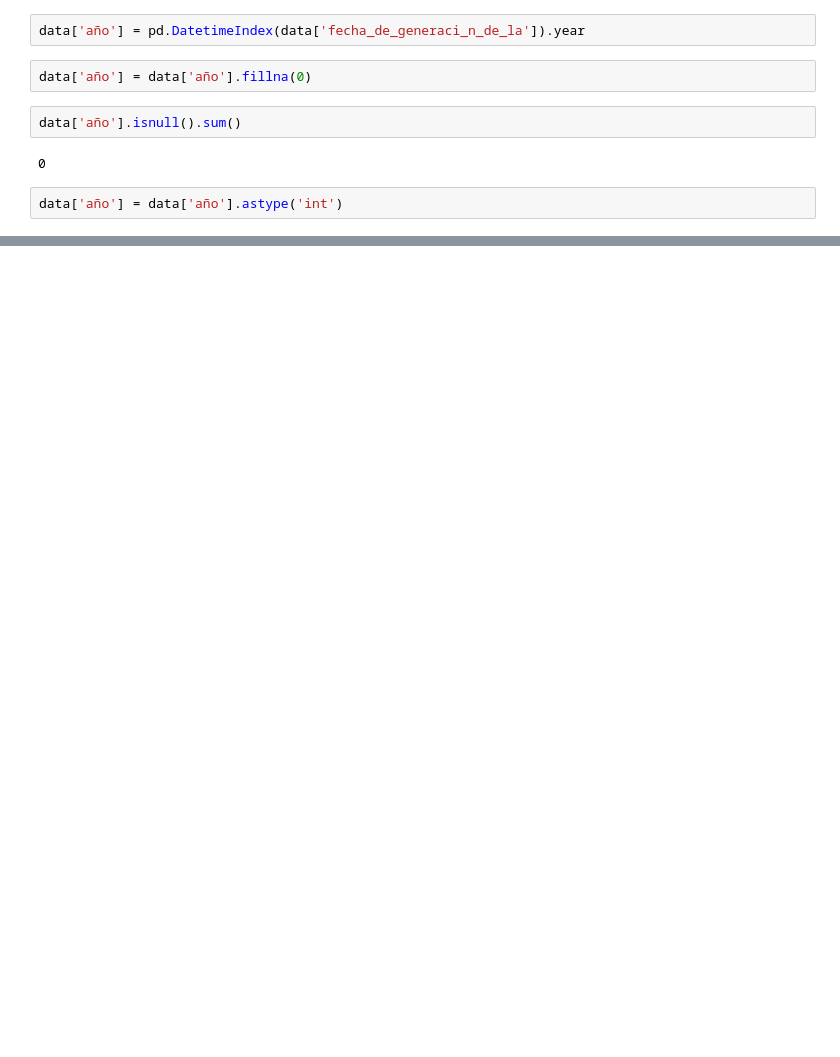
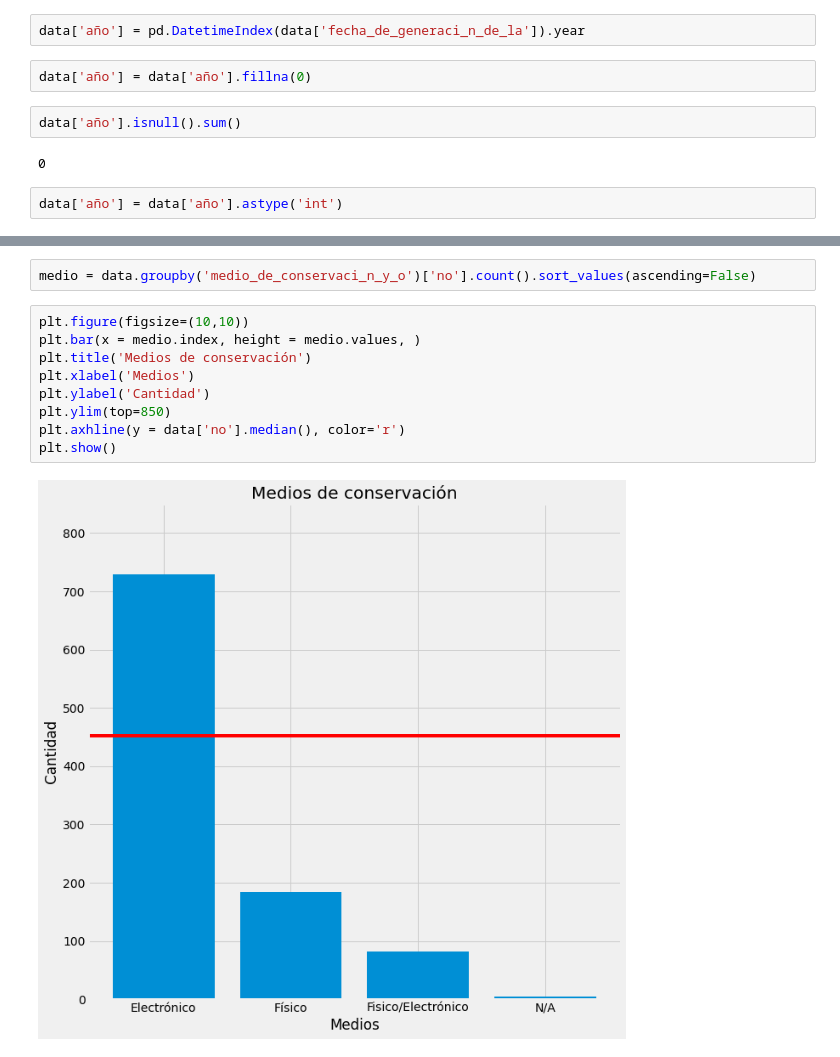
Before and after one commit to danielrodriguez007/Data_Analysis, a Jupyter notebook: UARIV.ipynb, the cells around one changed output, grey strips where cells are left out. Cells and saved outputs as stored; diff of their text form; blank space fills up the shorter version.

```diff
--- a/UARIV.ipynb
+++ b/UARIV.ipynb
@@ -111,0 +131,13 @@ data['año'] = data['año'].astype('int')
+# %%
+medio = data.groupby('medio_de_conservaci_n_y_o')['no'].count().sort_values(ascending=False)
+# %%
+plt.figure(figsize=(10,10))
+plt.bar(x = medio.index, height = medio.values, )
+plt.title('Medios de conservación')
+plt.xlabel('Medios')
+plt.ylabel('Cantidad')
+plt.ylim(top=850)
+plt.axhline(y = data['no'].median(), color='r')
+plt.show()
+# %% [output]
+[figure, added]
```
Also changed, not shown: parts of 11 cells of this notebook.
